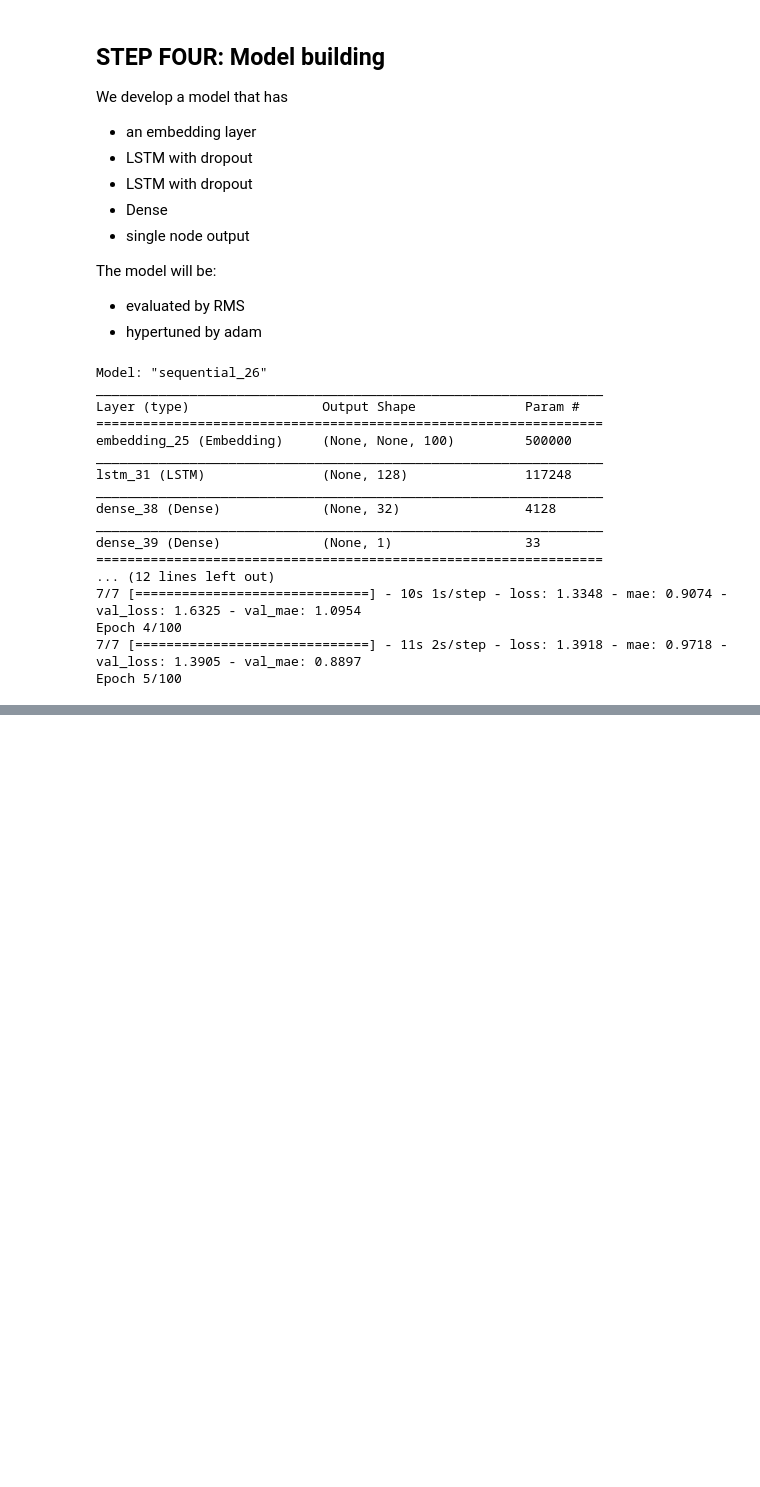
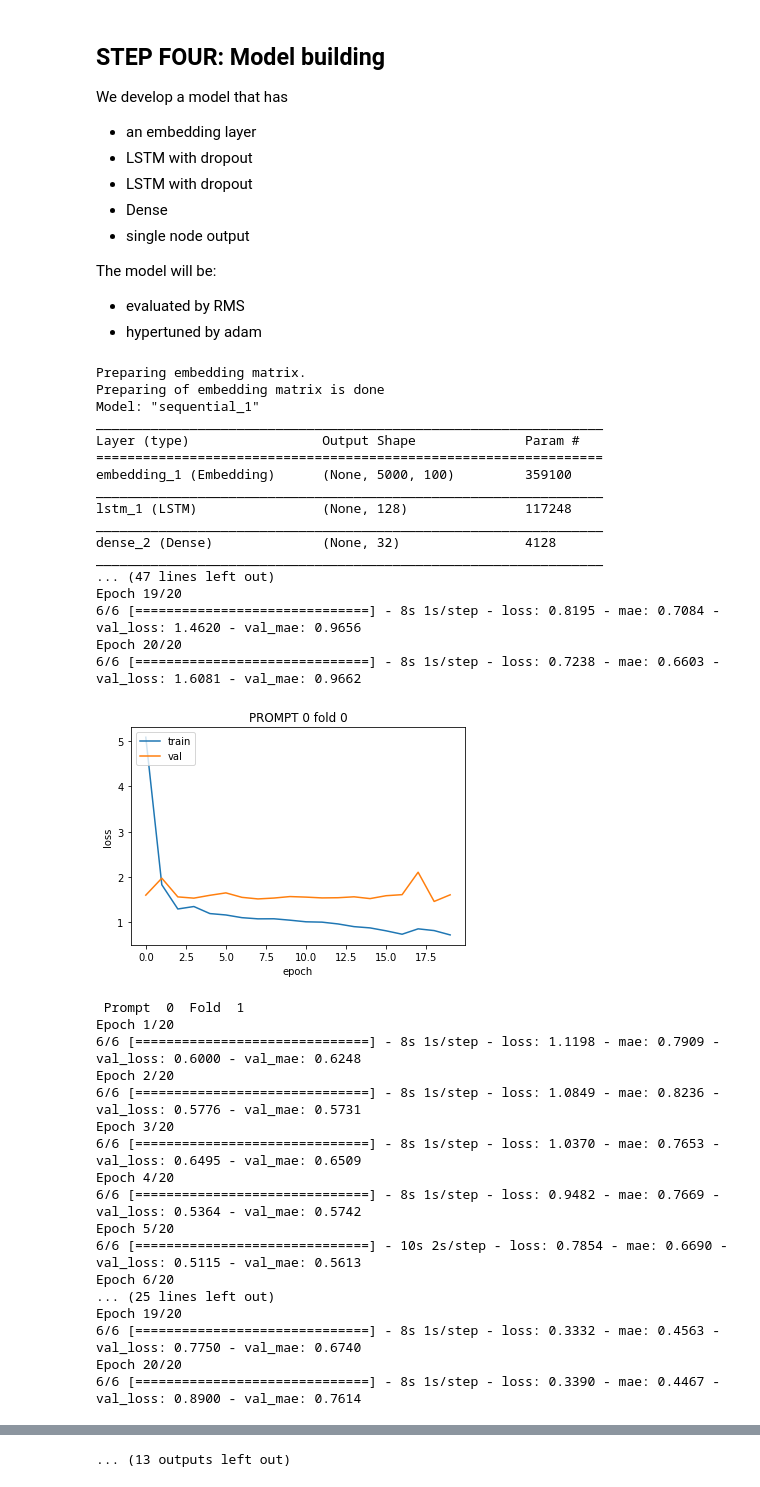
Before and after one commit to kodooraKILLER/the_NLP_multiverse, a Jupyter notebook: SHL_AI_Hiring.ipynb, the cells around one changed output, grey strips where cells are left out. Cells and saved outputs as stored; diff of their text form; code cells hidden in the pictures; blank space fills up the shorter version.

```diff
--- a/SHL_AI_Hiring.ipynb
+++ b/SHL_AI_Hiring.ipynb
@@ -274,7 +309,7 @@ for prompt in range(0,4):
   top=sorted(dct.items(), key=lambda x:x[1],reverse=True)[:10]
   x,y=zip(*top)
   axes[prompt%2,math.floor(prompt/2)].bar(x,y)
-  axes[prompt%2,math.floor(prompt/2)].set_title("Prompt "+str(prompt_id_list[i]))
+  axes[prompt%2,math.floor(prompt/2)].set_title("Prompt "+str(prompt_id_list[prompt]))
 
 plt.subplots_adjust(left=0.1,
                     bottom=0.1,
@@ -549,11 +584,13 @@ for i in df.promptId.unique():
 tokenizer = []
 sequences=[]
 labels=[]
+word_indexes=[]
 for prompt in range(0,4):
   tokenizer_curr=Tokenizer()
   tokenizer_curr.fit_on_texts(dataset[prompt].corpus)
   sequence_curr=tokenizer_curr.texts_to_sequences(dataset[prompt].corpus)
   word_index = tokenizer_curr.word_index
+  word_indexes.append(word_index)
   print('Found ',len(word_index),' unique tokens for prompt ' ,prompt, ' With ',len(sequence_curr),' essays, and the maximum string length being ',max([len(i) for i in sequence_curr]))
   sequence_curr = pad_sequences(sequence_curr, maxlen=MAX_SEQUENCE_LENGTH)
 
@@ -621,8 +658,34 @@ The model will be:
 model=[]
 history=[]
 for prompt in range(0,4):
+  print('Preparing embedding matrix.')
+
+
+  embeddings_index = {}
+  with open(os.path.join(GLOVE_DIR, 'glove.6B.100d.txt'),encoding='utf8') as f:
+      for line in f:
+          values = line.split()
+          word = values[0]
+          coefs = np.asarray(values[1:], dtype='float32')
+          embeddings_index[word] = coefs
+
+  num_words = min(MAX_NUM_WORDS, len(word_indexes[prompt])) + 1
+  embedding_matrix = np.zeros((num_words, EMBEDDING_DIM))
+  for word, i in word_indexes[prompt].items():
+      if i > MAX_NUM_WORDS:
+          continue
+      embedding_vector = embeddings_index.get(word)
+      if embedding_vector is not None:
+          embedding_matrix[i] = embedding_vector
+
+  embedding_layer = Embedding(num_words,
+                              EMBEDDING_DIM,
+                              embeddings_initializer=Constant(embedding_matrix),
+                              input_length=MAX_NUM_WORDS,
+                              trainable=False)
+  print("Preparing of embedding matrix is done")
   rnnmodel = Sequential()
-  rnnmodel.add(Embedding(MAX_NUM_WORDS, EMBEDDING_DIM))
+  rnnmodel.add(embedding_layer)
   rnnmodel.add(LSTM(128, dropout=0.2, recurrent_dropout=0.2))
   rnnmodel.add(Dense(32, activation='relu'))
   rnnmodel.add(Dense(1, activation='relu'))
@@ -631,49 +694,67 @@ for prompt in range(0,4):
               metrics=['mae'])
   print(rnnmodel.summary())
   fold=0
-  for train_index, test_index in KFold(5,shuffle=True).split(sequences[prompt]):
+  for train_index, test_index in KFold(3,shuffle=True).split(sequences[prompt]):
     print('\n Prompt ',prompt,' Fold ',fold)
     x_train, x_val = sequences[prompt][train_index], sequences[prompt][test_index]
     y_train, y_val = labels[prompt][train_index], labels[prompt][test_index]
     his=rnnmodel.fit(x_train, y_train,
             batch_size=32,
-            epochs=100,
+            epochs=20,
             validation_data=(x_val, y_val))
 
     path = "/content/gdrive/My Drive/aes_born_"+str(prompt)+".h5"
     rnnmodel.save(path)
 
     plt.plot(his.history['loss'])
     plt.plot(his.history['val_loss'])
     plt.title('PROMPT '+str(prompt)+' fold '+str(fold))
     plt.ylabel('loss')
     plt.xlabel('epoch')
     plt.legend(['train', 'val'], loc='upper left')
     plt.show()
 
     history.append(his)
     fold+=1
 
     # summarize history for loss
 
   model.append(rnnmodel)
 
 print('all done')
 # %% [output]
-Model: "sequential_26"
+Preparing embedding matrix.
+Preparing of embedding matrix is done
+Model: "sequential_1"
 _________________________________________________________________
 Layer (type)                 Output Shape              Param #
 =================================================================
-embedding_25 (Embedding)     (None, None, 100)         500000
+embedding_1 (Embedding)      (None, 5000, 100)         359100
 _________________________________________________________________
-lstm_31 (LSTM)               (None, 128)               117248
+lstm_1 (LSTM)                (None, 128)               117248
 _________________________________________________________________
-dense_38 (Dense)             (None, 32)                4128
+dense_2 (Dense)              (None, 32)                4128
 _________________________________________________________________
-dense_39 (Dense)             (None, 1)                 33
-=================================================================
-... (12 lines left out)
-7/7 [==============================] - 10s 1s/step - loss: 1.3348 - mae: 0.9074 - val_loss: 1.6325 - val_mae: 1.0954
-Epoch 4/100
-7/7 [==============================] - 11s 2s/step - loss: 1.3918 - mae: 0.9718 - val_loss: 1.3905 - val_mae: 0.8897
-Epoch 5/100
+... (47 lines left out)
+Epoch 19/20
+6/6 [==============================] - 8s 1s/step - loss: 0.8195 - mae: 0.7084 - val_loss: 1.4620 - val_mae: 0.9656
+Epoch 20/20
+6/6 [==============================] - 8s 1s/step - loss: 0.7238 - mae: 0.6603 - val_loss: 1.6081 - val_mae: 0.9662
+[figure, added]
+ Prompt  0  Fold  1
+Epoch 1/20
+6/6 [==============================] - 8s 1s/step - loss: 1.1198 - mae: 0.7909 - val_loss: 0.6000 - val_mae: 0.6248
+Epoch 2/20
+6/6 [==============================] - 8s 1s/step - loss: 1.0849 - mae: 0.8236 - val_loss: 0.5776 - val_mae: 0.5731
+Epoch 3/20
+6/6 [==============================] - 8s 1s/step - loss: 1.0370 - mae: 0.7653 - val_loss: 0.6495 - val_mae: 0.6509
+Epoch 4/20
+6/6 [==============================] - 8s 1s/step - loss: 0.9482 - mae: 0.7669 - val_loss: 0.5364 - val_mae: 0.5742
+Epoch 5/20
+6/6 [==============================] - 10s 2s/step - loss: 0.7854 - mae: 0.6690 - val_loss: 0.5115 - val_mae: 0.5613
+Epoch 6/20
+... (25 lines left out)
+Epoch 19/20
+6/6 [==============================] - 8s 1s/step - loss: 0.3332 - mae: 0.4563 - val_loss: 0.7750 - val_mae: 0.6740
+Epoch 20/20
+6/6 [==============================] - 8s 1s/step - loss: 0.3390 - mae: 0.4467 - val_loss: 0.8900 - val_mae: 0.7614
@@ -679,0 +834 @@ Epoch 5/100
+... (13 outputs left out)
```
Also changed, not shown: parts of 13 cells of this notebook, 2 other files.
